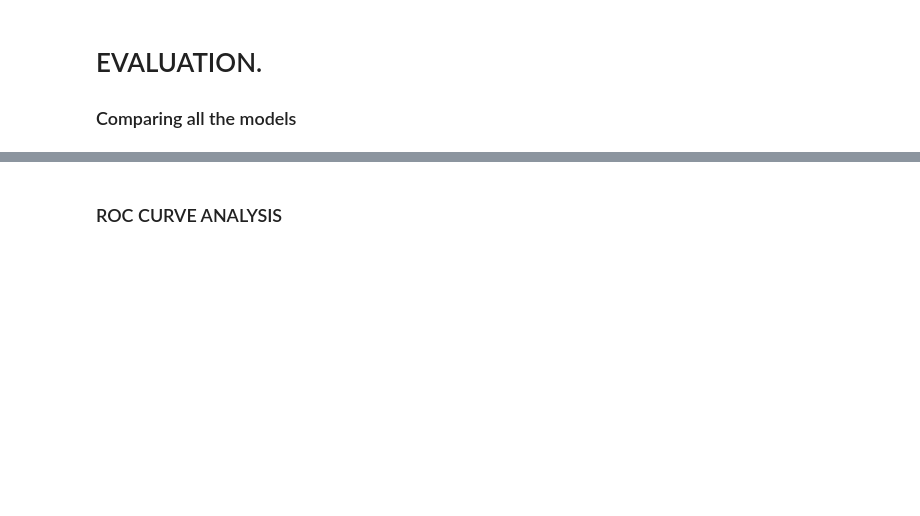
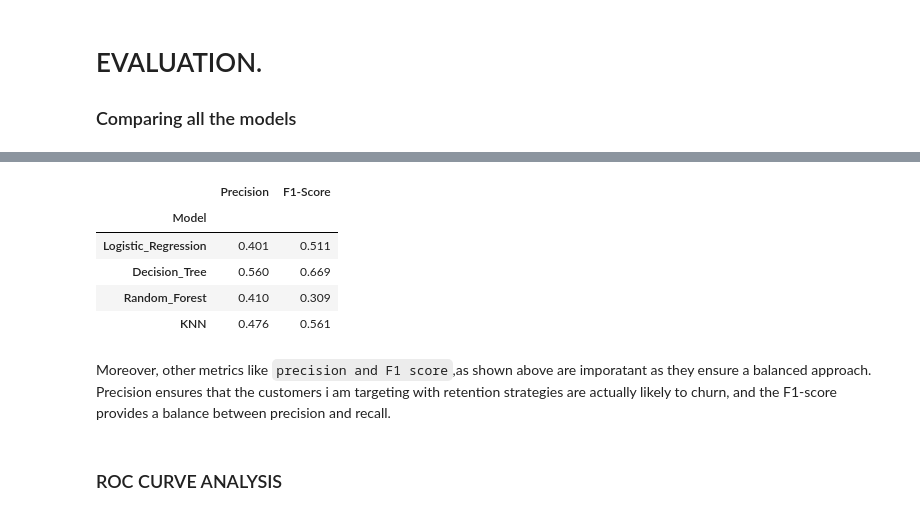
Before and after one commit to Kelsey-Maina/telcompany-customer-churn, a Jupyter notebook: telcompany-customer-churn.ipynb, the cells around one changed output, grey strips where cells are left out. Cells and saved outputs as stored; diff of their text form; code cells hidden in the pictures; blank space fills up the shorter version.

```diff
--- a/telcompany-customer-churn.ipynb
+++ b/telcompany-customer-churn.ipynb
@@ -899,2 +902,36 @@ The results from the dataframe above matches the previous indiviadual modeling o
+# %%
+#create a function to check both precision and F1 scores comparing each model
+def evaluate_model(model):
+    y2_pred = model.predict(X_test_scaled)
+    precision = precision_score(y_test, y2_pred)
+    f1 = f1_score(y_test, y2_pred)
+    return precision, f1
+
+model_names = ["Logistic_Regression", "Decision_Tree", "Random_Forest", "KNN"]
+models = [base_model, tree, clf, knn]
+
+results_list = [
+    {
+        "Model": name,
+        "Precision": evaluate_model(model)[0],
+        "F1-Score": evaluate_model(model)[1]
+    }
+    for name, model in zip(model_names, models)
+]
+
+results_df = pd.DataFrame(results_list).set_index("Model")
+results_df.style.format({
+    "Precision": "{:,.3f}",
+    "F1-Score": "{:,.3f}"
+})
+# %% [output]
+|  | Precision | F1-Score |
+| Model |  |  |
+| Logistic_Regression | 0.401 | 0.511 |
+| Decision_Tree | 0.560 | 0.669 |
+| Random_Forest | 0.410 | 0.309 |
+| KNN | 0.476 | 0.561 |
+# %% [markdown]
+Moreover, other metrics like `precision and F1 score`,as shown above are imporatant as they ensure a balanced approach. Precision ensures that the customers i am targeting with retention strategies are actually likely to churn, and the F1-score provides a balance between precision and recall.
 # %% [markdown]
 ### ROC CURVE ANALYSIS
```
Also changed, not shown: parts of 21 cells of this notebook.
